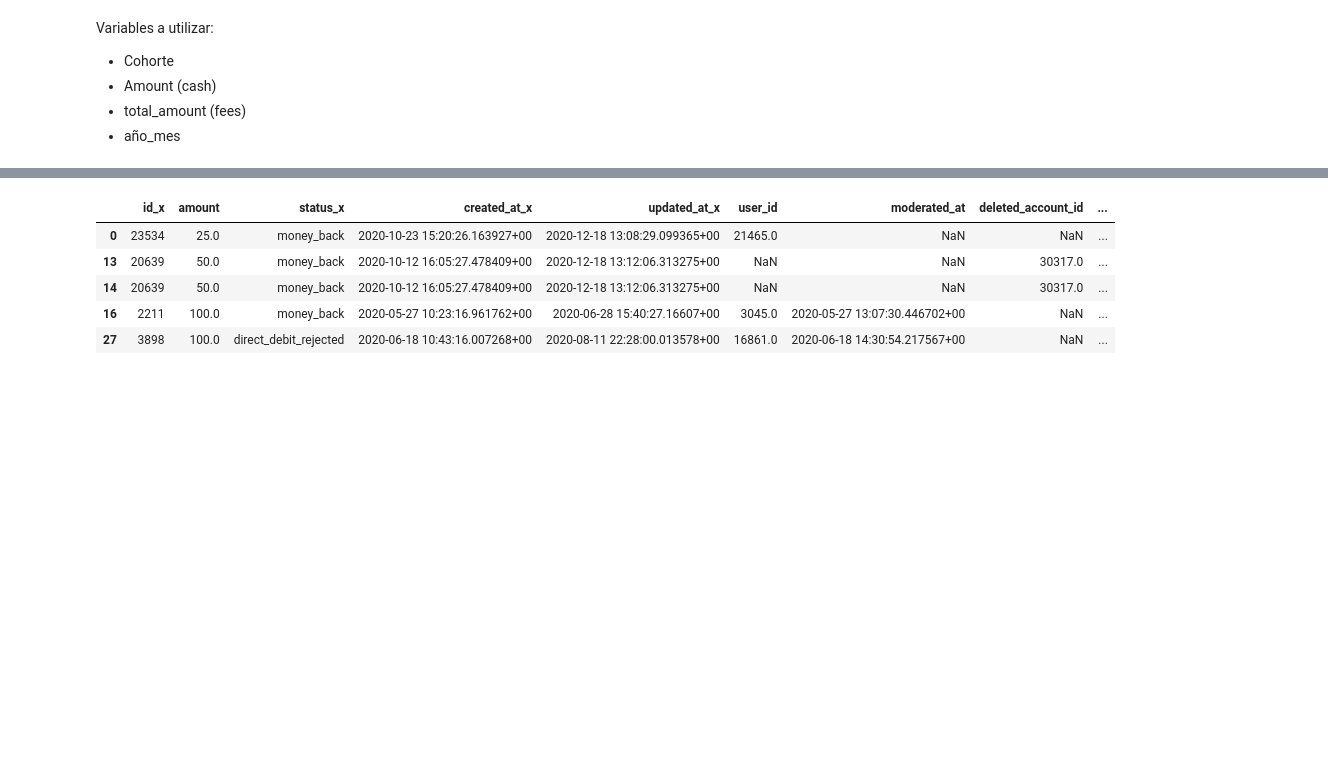
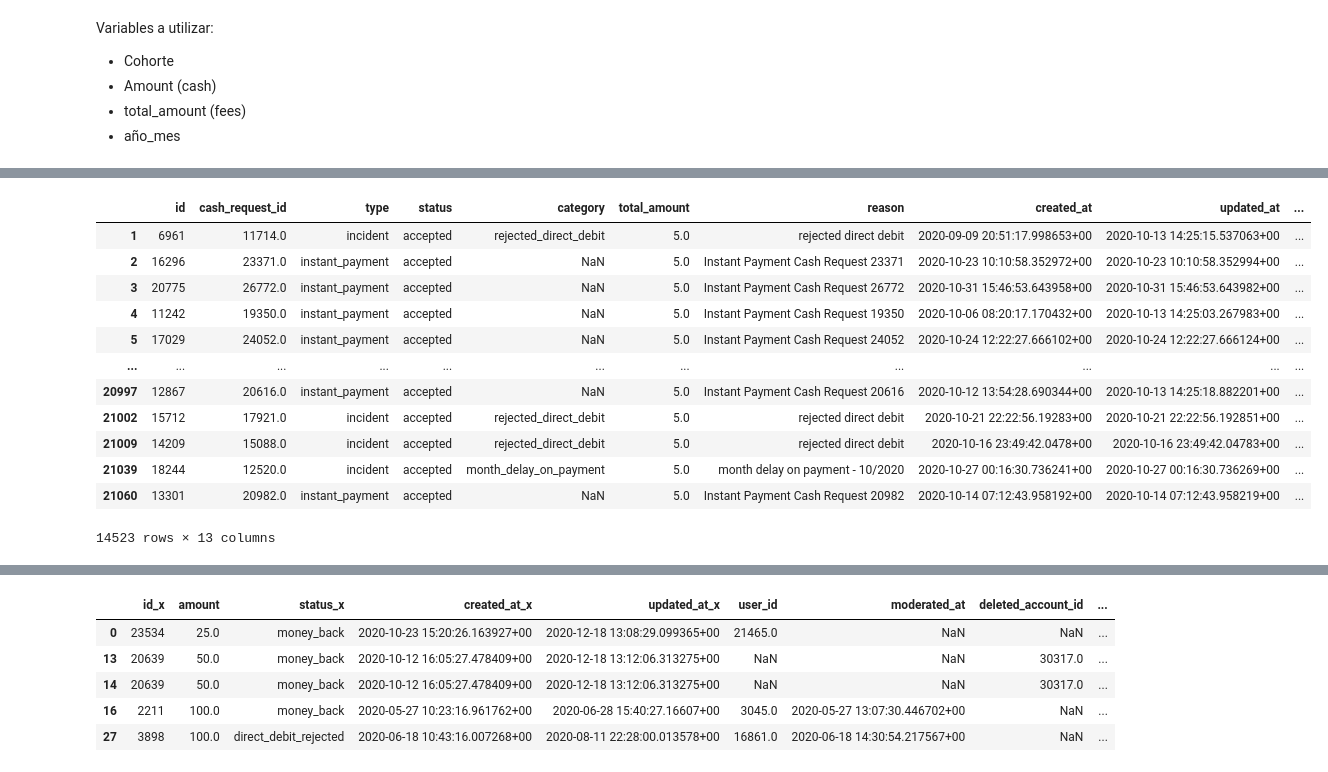
Before and after one commit to moiatgit/project-1-ironhack-payments-es, a Jupyter notebook: grupo3.ipynb, the cells around one changed output, grey strips where cells are left out. Drawn from its saved outputs; the diff is of its cells as text; code cells hidden in the pictures; blank space fills up the shorter version.

```diff
--- a/grupo3.ipynb
+++ b/grupo3.ipynb
@@ -646,0 +697,16 @@ cash_fees_paid.head()
+# %%
+fees[(fees['status'] == 'accepted') & (fees['paid_at'].notna())]
+# %% [output]
+|  | id | cash_request_id | type | status | category | total_amount | reason | created_at | updated_at | ... |
+| 1 | 6961 | 11714.0 | incident | accepted | rejected_direct_debit | 5.0 | rejected direct debit | 2020-09-09 20:51:17.998653+00 | 2020-10-13 14:25:15.537063+00 | ... |
+| 2 | 16296 | 23371.0 | instant_payment | accepted | NaN | 5.0 | Instant Payment Cash Request 23371 | 2020-10-23 10:10:58.352972+00 | 2020-10-23 10:10:58.352994+00 | ... |
+| 3 | 20775 | 26772.0 | instant_payment | accepted | NaN | 5.0 | Instant Payment Cash Request 26772 | 2020-10-31 15:46:53.643958+00 | 2020-10-31 15:46:53.643982+00 | ... |
+| 4 | 11242 | 19350.0 | instant_payment | accepted | NaN | 5.0 | Instant Payment Cash Request 19350 | 2020-10-06 08:20:17.170432+00 | 2020-10-13 14:25:03.267983+00 | ... |
+| 5 | 17029 | 24052.0 | instant_payment | accepted | NaN | 5.0 | Instant Payment Cash Request 24052 | 2020-10-24 12:22:27.666102+00 | 2020-10-24 12:22:27.666124+00 | ... |
+| ... | ... | ... | ... | ... | ... | ... | ... | ... | ... | ... |
+| 20997 | 12867 | 20616.0 | instant_payment | accepted | NaN | 5.0 | Instant Payment Cash Request 20616 | 2020-10-12 13:54:28.690344+00 | 2020-10-13 14:25:18.882201+00 | ... |
+| 21002 | 15712 | 17921.0 | incident | accepted | rejected_direct_debit | 5.0 | rejected direct debit | 2020-10-21 22:22:56.19283+00 | 2020-10-21 22:22:56.192851+00 | ... |
+| 21009 | 14209 | 15088.0 | incident | accepted | rejected_direct_debit | 5.0 | rejected direct debit | 2020-10-16 23:49:42.0478+00 | 2020-10-16 23:49:42.04783+00 | ... |
+| 21039 | 18244 | 12520.0 | incident | accepted | month_delay_on_payment | 5.0 | month delay on payment - 10/2020 | 2020-10-27 00:16:30.736241+00 | 2020-10-27 00:16:30.736269+00 | ... |
+| 21060 | 13301 | 20982.0 | instant_payment | accepted | NaN | 5.0 | Instant Payment Cash Request 20982 | 2020-10-14 07:12:43.958192+00 | 2020-10-14 07:12:43.958219+00 | ... |
+14523 rows × 13 columns
```
Also changed, not shown: parts of 16 cells of this notebook.
